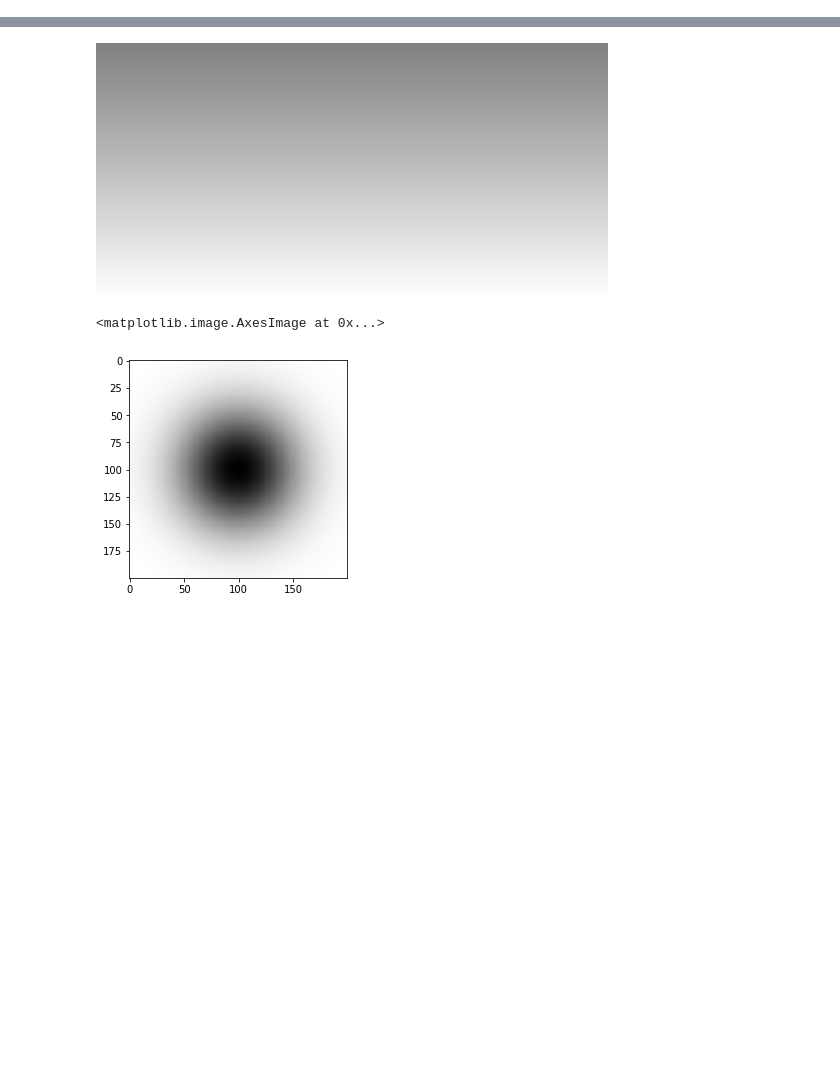
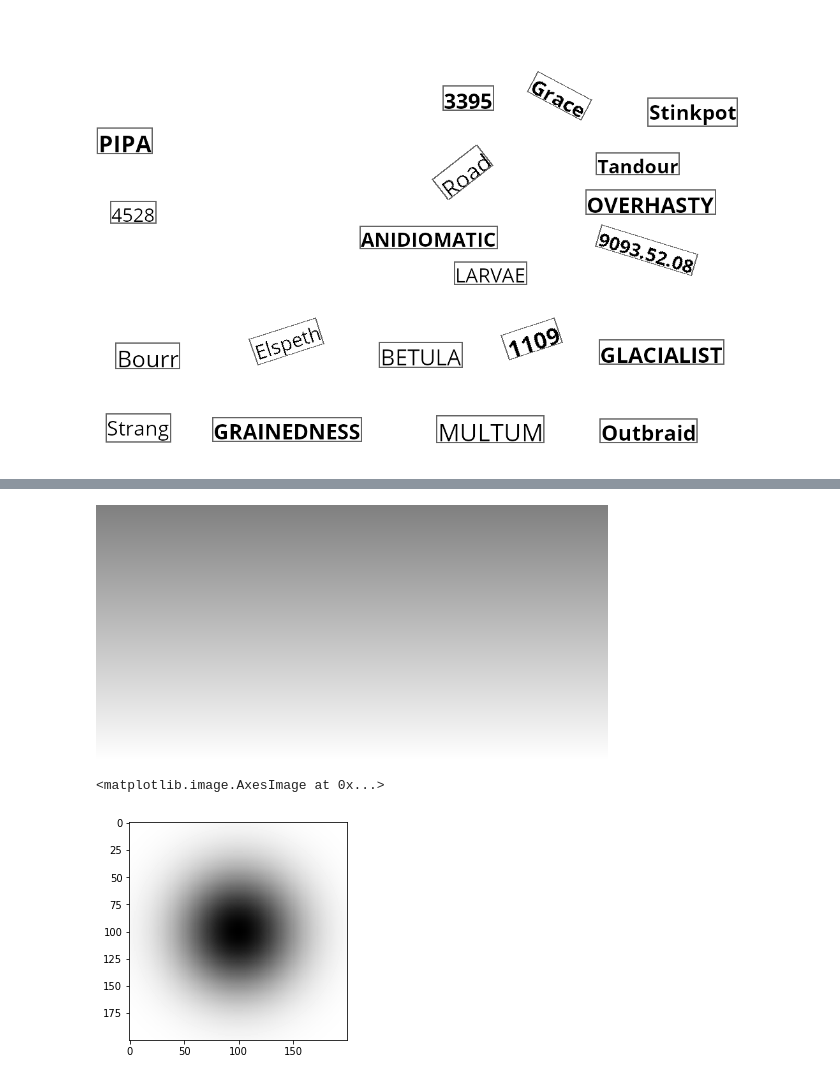
Before and after one commit to paknikolay/binarization, a Jupyter notebook: generator.ipynb, the cells around one changed output, grey strips where cells are left out. Saved outputs shown, nothing was run; the diff lists cells and outputs as text; code cells hidden in the pictures; blank space fills up the shorter version.

```diff
--- a/generator.ipynb
+++ b/generator.ipynb
@@ -50,19 +53,19 @@ class TextGenerator:
         self.symbols = list(string.ascii_letters)
         self.digits = [str(i) for i in range(0,10)]
         self.generatedWordsCount = -1
-        with open("./texts/names.txt") as f:
+        with open(pathToTexts+"names.txt") as f:
             self.names = f.read().split()
 
-        with open("./texts/surnames.txt") as f:
+        with open(pathToTexts+"surnames.txt") as f:
             self.surnames = f.read().split()
 
-        with open("./texts/streets.txt") as f:
+        with open(pathToTexts+"streets.txt") as f:
             self.streets = f.read().split()
 
-        with open("./texts/cities.txt") as f:
+        with open(pathToTexts+"cities.txt") as f:
             self.cities = f.read().split()
 
-        with open("./texts/words.txt") as f:
+        with open(pathToTexts+"words.txt") as f:
             self.words = f.read().split()
 
     def getName(self):
@@ -310,0 +429,23 @@ class OneImageTextGenerator:
+# %%
+img = imageTextGenerator.textImage.copy()
+ind = 0
+for k,a  in zip(imageTextGenerator.wordsRegion, imageTextGenerator.angles):
+    d = ImageDraw.Draw(img)
+    rotated = rotateRect(k,-a)
+    ind = ind + 1
+    #print(k)
+    #print(a)
+    #print(rotated)
+    d.line((rotated[0][0], rotated[0][1], rotated[1][0], rotated[1][1]), fill=(100,100,100), width=2)
+    d.line((rotated[1][0], rotated[1][1], rotated[2][0], rotated[2][1]), fill=(100,100,100), width=2)
+    d.line((rotated[2][0], rotated[2][1], rotated[3][0], rotated[3][1]), fill=(100,100,100), width=2)
+    d.line((rotated[3][0], rotated[3][1], rotated[0][0], rotated[0][1]), fill=(100,100,100), width=2)
+
+#     d.line((k[0], k[1], k[0], k[3]), fill=(100,100,100), width=2)
+#     d.line((k[0], k[1], k[2], k[1]), fill=(100,100,100), width=2)
+#     d.line((k[2], k[1], k[2], k[3]), fill=(100,100,100), width=2)
+#     d.line((k[0], k[3], k[2], k[3]), fill=(100,100,100), width=2)
+    #break
+img
+# %% [output]
+[figure, added]
```
Also changed, not shown: parts of 13 cells of this notebook.
